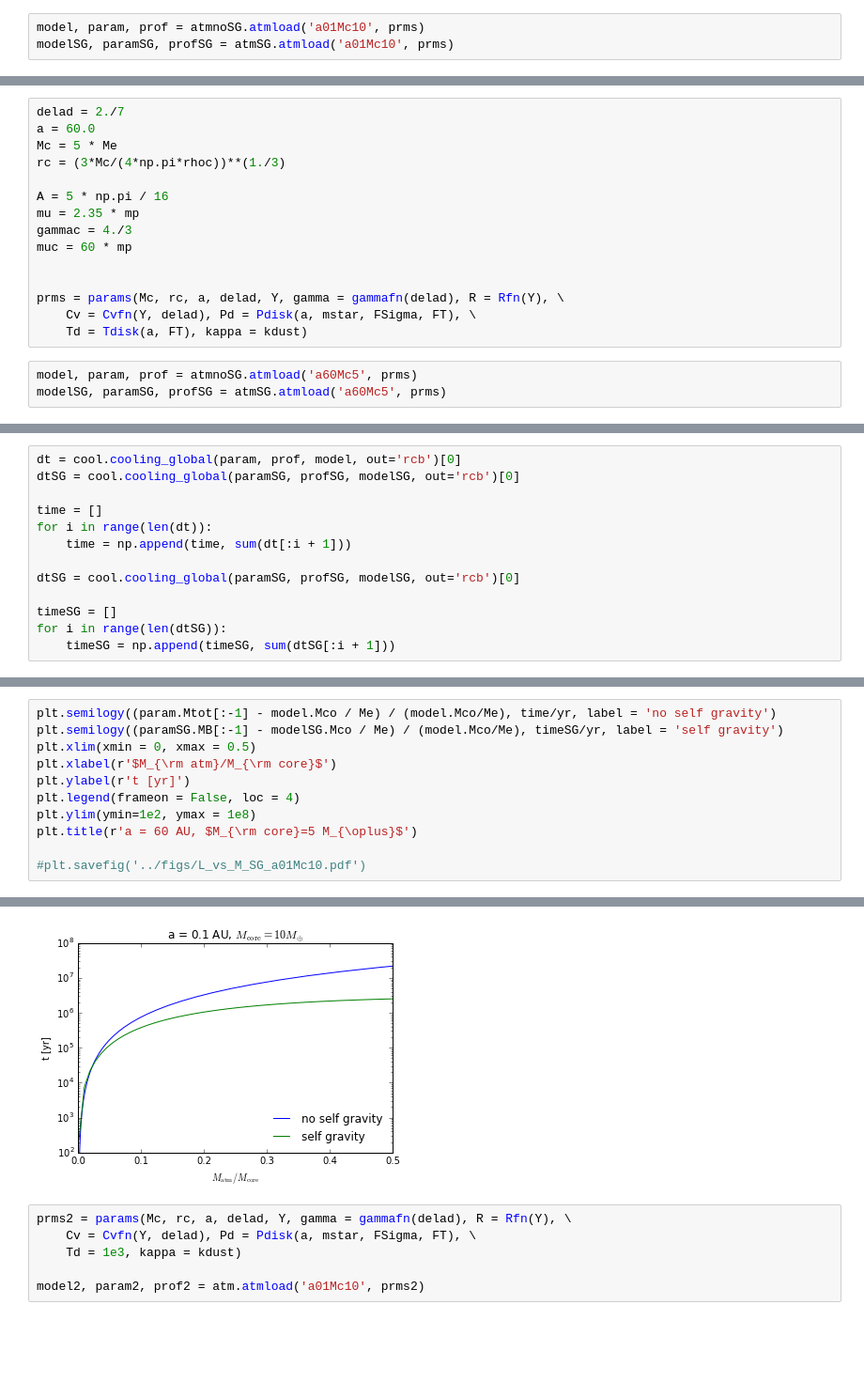
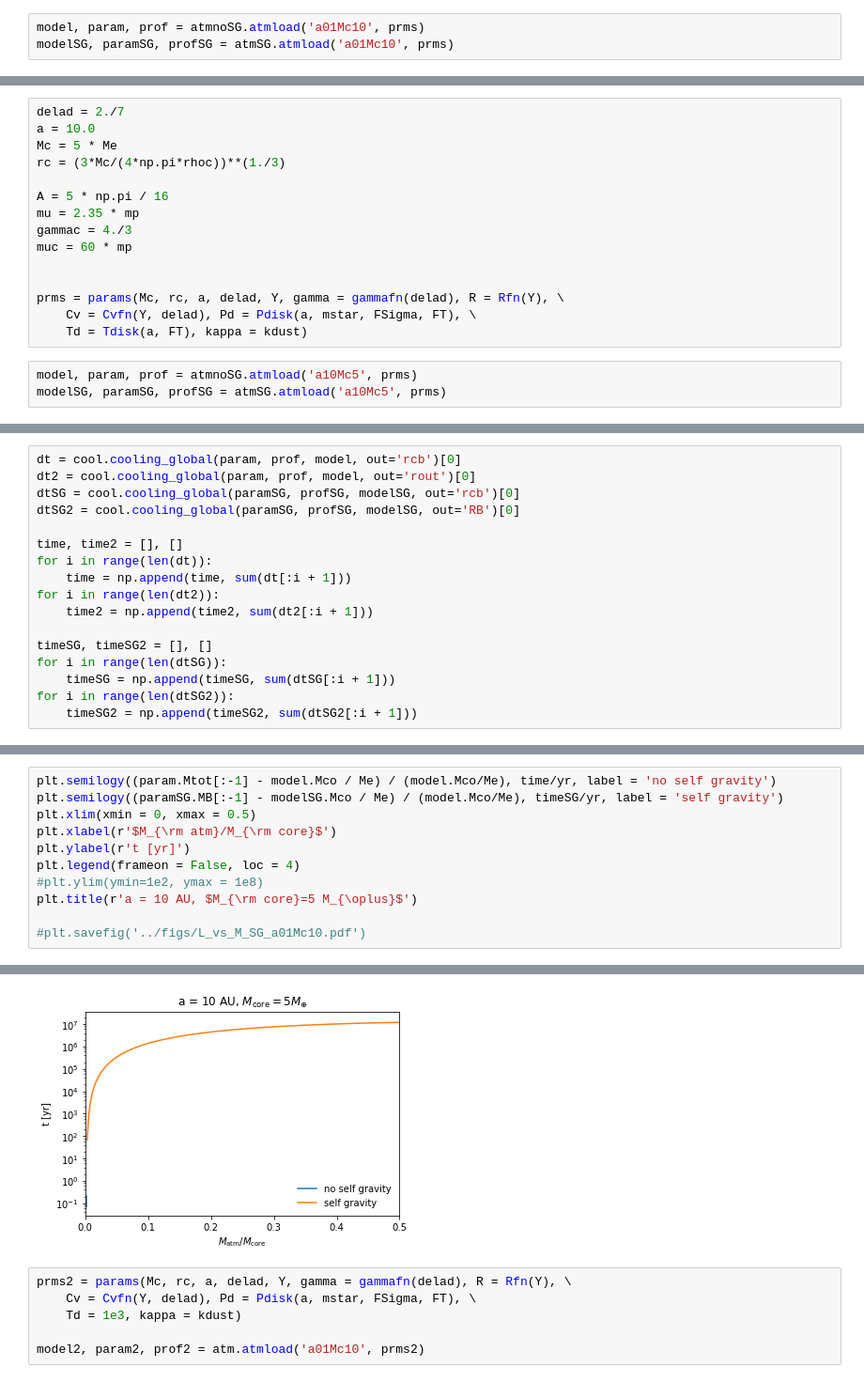
Before and after one commit to apiso/Luminosity, a Jupyter notebook: python/numerical_SG.ipynb, the cells around one changed output, grey strips where cells are left out. Shown at 94% size. Saved outputs shown, nothing was run; the diff lists cells and outputs as text; blank space fills up the shorter version.

```diff
--- a/python/numerical_SG.ipynb
+++ b/python/numerical_SG.ipynb
@@ -57,6 +58,6 @@ plt.title(r'a = 0.1 AU, $M_{\rm core}=10 M_{\oplus}$')
 # %%
 delad = 2./7
-a = 60.0
+a = 10.0
 Mc = 5 * Me
 rc = (3*Mc/(4*np.pi*rhoc))**(1./3)
 
@@ -70,8 +71,8 @@ prms = params(Mc, rc, a, delad, Y, gamma = gammafn(delad), R = Rfn(Y), \
     Cv = Cvfn(Y, delad), Pd = Pdisk(a, mstar, FSigma, FT), \
     Td = Tdisk(a, FT), kappa = kdust)
 # %%
-model, param, prof = atmnoSG.atmload('a60Mc5', prms)
-modelSG, paramSG, profSG = atmSG.atmload('a60Mc5', prms)
+model, param, prof = atmnoSG.atmload('a10Mc5', prms)
+modelSG, paramSG, profSG = atmSG.atmload('a10Mc5', prms)
 # %%
 plt.semilogy((param.Mtot - model.Mco / Me) / (model.Mco/Me), param.L, label = 'no self gravity')
 plt.semilogy((paramSG.MB - modelSG.Mco / Me) / (model.Mco/Me), paramSG.L, label = 'self gravity')
@@ -88,16 +90,20 @@ plt.savefig('../figs/L_vs_M_SG_a60Mc5.pdf')
 # %%
 dt = cool.cooling_global(param, prof, model, out='rcb')[0]
+dt2 = cool.cooling_global(param, prof, model, out='rout')[0]
 dtSG = cool.cooling_global(paramSG, profSG, modelSG, out='rcb')[0]
+dtSG2 = cool.cooling_global(paramSG, profSG, modelSG, out='RB')[0]
 
-time = []
+time, time2 = [], []
 for i in range(len(dt)):
     time = np.append(time, sum(dt[:i + 1]))
+for i in range(len(dt2)):
+    time2 = np.append(time2, sum(dt2[:i + 1]))
 
-dtSG = cool.cooling_global(paramSG, profSG, modelSG, out='rcb')[0]
-
-timeSG = []
+timeSG, timeSG2 = [], []
 for i in range(len(dtSG)):
     timeSG = np.append(timeSG, sum(dtSG[:i + 1]))
+for i in range(len(dtSG2)):
+    timeSG2 = np.append(timeSG2, sum(dtSG2[:i + 1]))
 # %%
 #plt.loglog(t / yr, L, label = 'analytic')
 plt.loglog(time / yr, param.L[:-1], label = 'no self gravity')
@@ -114,17 +120,17 @@ plt.ylabel(r'L [erg s$^{-1}$]')
 # %%
 plt.semilogy((param.Mtot[:-1] - model.Mco / Me) / (model.Mco/Me), time/yr, label = 'no self gravity')
 plt.semilogy((paramSG.MB[:-1] - modelSG.Mco / Me) / (model.Mco/Me), timeSG/yr, label = 'self gravity')
 plt.xlim(xmin = 0, xmax = 0.5)
 plt.xlabel(r'$M_{\rm atm}/M_{\rm core}$')
 plt.ylabel(r't [yr]')
 plt.legend(frameon = False, loc = 4)
-plt.ylim(ymin=1e2, ymax = 1e8)
-plt.title(r'a = 60 AU, $M_{\rm core}=5 M_{\oplus}$')
+#plt.ylim(ymin=1e2, ymax = 1e8)
+plt.title(r'a = 10 AU, $M_{\rm core}=5 M_{\oplus}$')
 
 #plt.savefig('../figs/L_vs_M_SG_a01Mc10.pdf')
 # %% [output]
 <matplotlib.text.Text at 0x...>
-[figure, old version]
+[figure, new version]
 # %%
 prms2 = params(Mc, rc, a, delad, Y, gamma = gammafn(delad), R = Rfn(Y), \
     Cv = Cvfn(Y, delad), Pd = Pdisk(a, mstar, FSigma, FT), \
```
Also changed, not shown: parts of 26 cells of this notebook, 15 other files.
